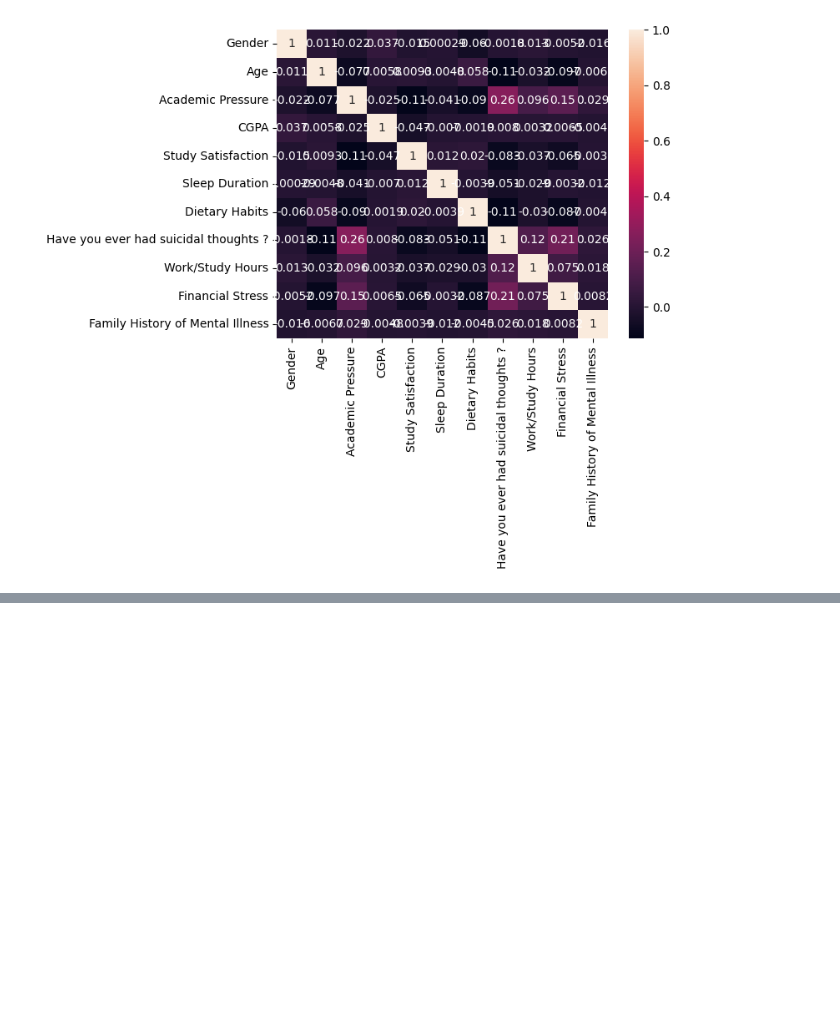
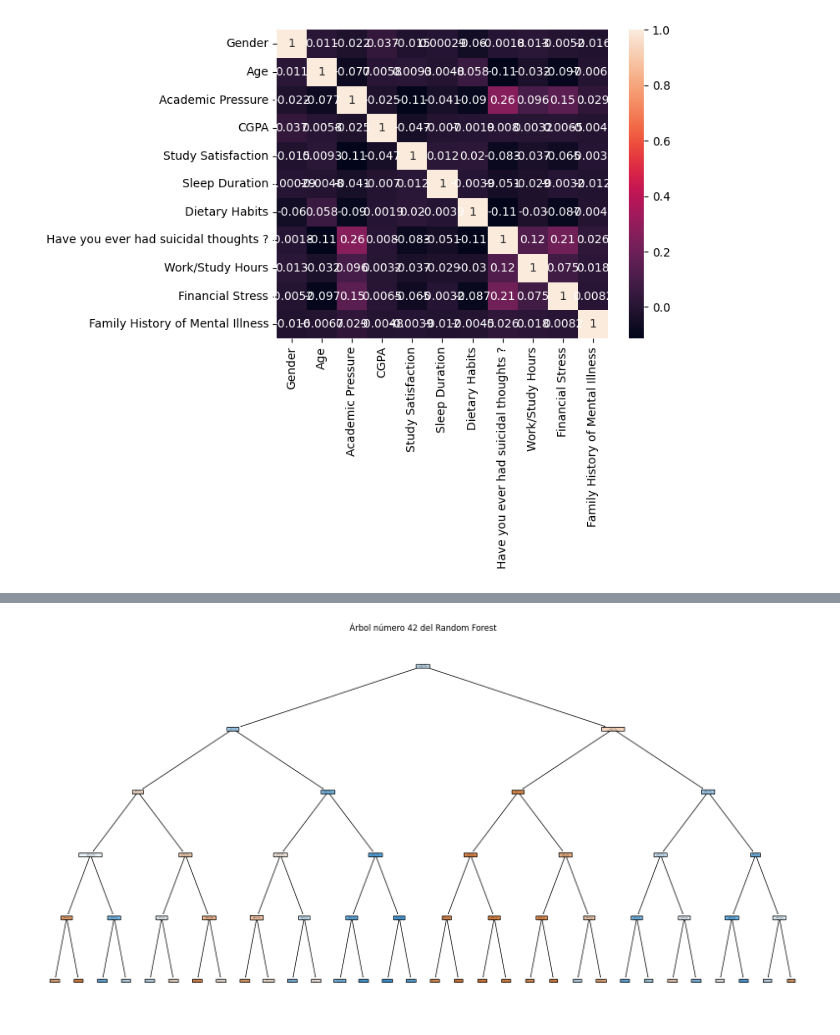
Before and after one commit to seba-art/proyecto1, a Jupyter notebook: prueba.ipynb, the cells around one changed output, grey strips where cells are left out. Saved outputs shown, nothing was run; the diff lists cells and outputs as text; code cells hidden in the pictures; blank space fills up the shorter version.

```diff
--- a/prueba.ipynb
+++ b/prueba.ipynb
@@ -308,0 +315,11 @@ plt.show()
+# %%
+import random
+random_tree_index = random.randint(0, len(model.estimators_) - 1)
+random_tree = model.estimators_[random_tree_index]
+# %%
+plt.figure(figsize=(20, 10))
+plot_tree(random_tree, filled=True, rounded=True, feature_names=X.columns, class_names=True)
+plt.title(f"Árbol número {random_tree_index} del Random Forest")
+plt.show()
+# %% [output]
+[figure, added]
```
Also changed, not shown: parts of 11 cells of this notebook.
